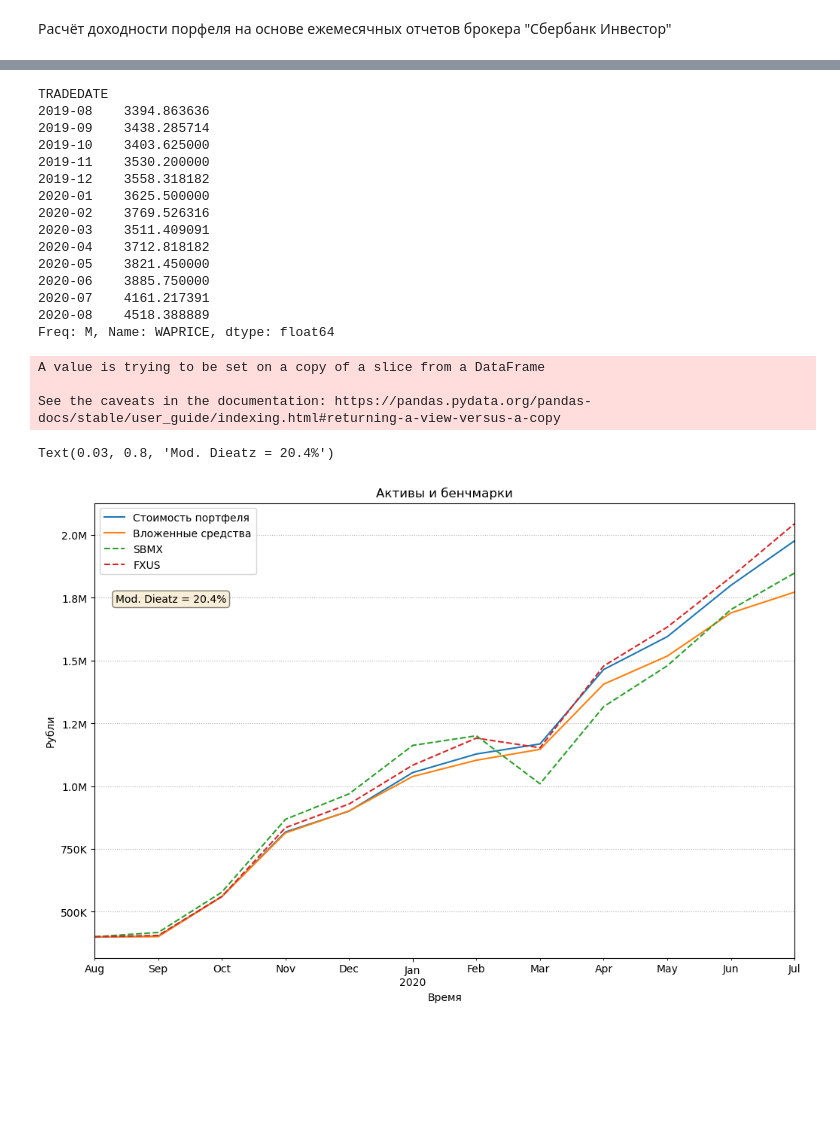
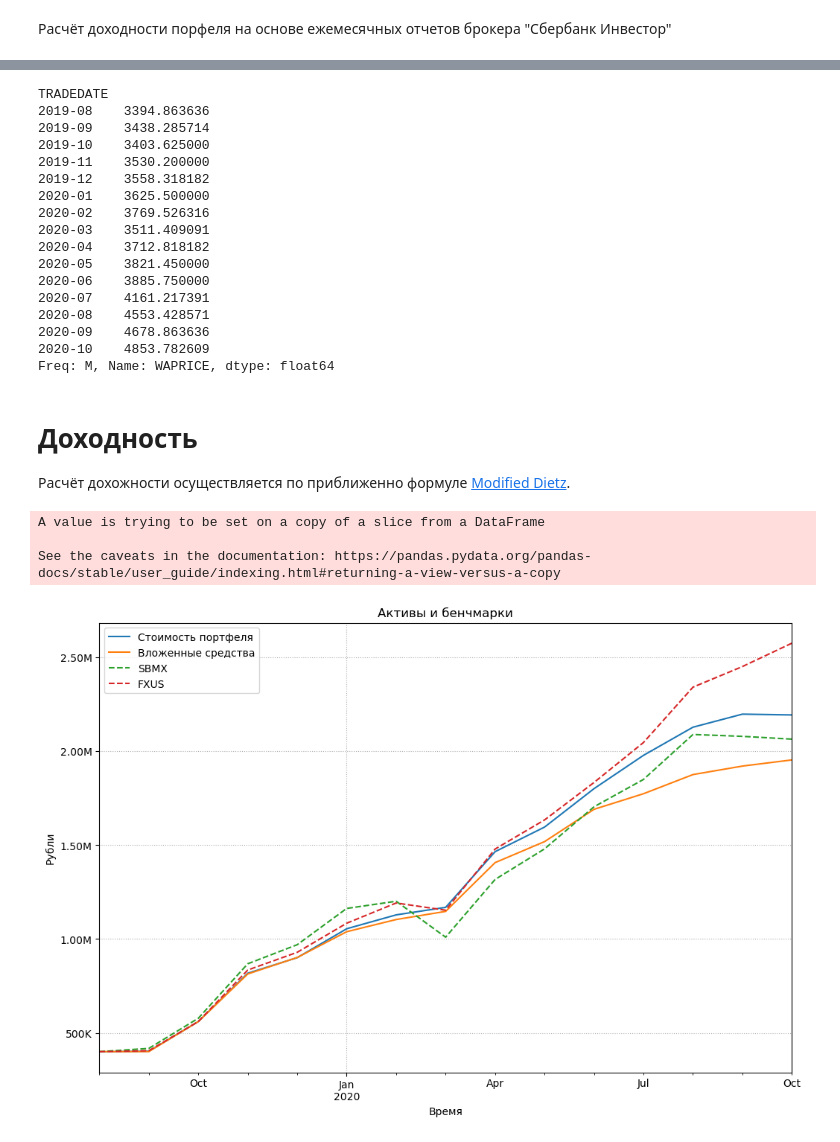
Before and after one commit to HexQuant/Investment-Analysis, a Jupyter notebook: sber_portfolio.ipynb, the cells around one changed output, grey strips where cells are left out. Cells and saved outputs as stored; diff of their text form; code cells hidden in the pictures; blank space fills up the shorter version.

```diff
--- a/sber_portfolio.ipynb
+++ b/sber_portfolio.ipynb
@@ -174,10 +174,10 @@ def load_reports(file_paths):
 def modified_dietz(df):
     return 0
 
-def load_benchmarks(benchmarks, first='2019-08-01', end='2020-07-31'):
+def load_benchmarks(benchmarks, first='2019-08-01', end='2020-10-31'):
 
-    sdate = dt.datetime(2019,8,1)
-    edate = dt.datetime.today()
+    sdate = dt.datetime.strptime(first, '%Y-%m-%d')
+    edate = dt.datetime.strptime(end, '%Y-%m-%d')
     dfs = {}
     for benchmark in benchmarks:
         df = pandas_datareader.DataReader(benchmark, 'moex', start=sdate, end=edate)
@@ -208,8 +215,13 @@ TRADEDATE
 2020-05    3821.450000
 2020-06    3885.750000
 2020-07    4161.217391
-2020-08    4518.388889
+2020-08    4553.428571
+2020-09    4678.863636
+2020-10    4853.782609
 Freq: M, Name: WAPRICE, dtype: float64
+# %% [markdown]
+# Доходность
+Расчёт дохожности осуществляется по приближенно формуле [Modified Dietz](https://en.wikipedia.org/wiki/Modified_Dietz_method).
 # %%
 path = 'sber_reports/'
 arr = [path + f for f in os.listdir(path) if f.endswith('.html')]
@@ -246,36 +258,36 @@ gg['cum_inflow'] = gg['inflow'].cumsum()
 ModDietz = (gg.iloc[-1]['all_cost'] - gg.iloc[-1]['cum_inflow']) / gg['waf'].sum()
 
 benchmarks = load_benchmarks(['SBMX', 'FXUS'])
 gg['sbmx_price']=benchmarks['SBMX']
 # С учётом суммарн6ой комисии 0.1%
 gg['sbmx_stocks'] = (gg['inflow'] / gg['sbmx_price']) * (1-0.001)
 gg['sbmx'] = gg['sbmx_stocks'].cumsum() * gg['sbmx_price']
 
 gg['fxus_price']=benchmarks['FXUS']
 # С учётом суммарн6ой комисии 0.1%
 gg['fxus_stocks'] = (gg['inflow'] / gg['fxus_price']) * (1-0.001)
 gg['fxus'] = gg['fxus_stocks'].cumsum() * gg['fxus_price']
 
 pf_df = dfs['Портфель Ценных Бумаг']
 
 
 ax1 = gg[['all_cost', 'cum_inflow', 'sbmx', 'fxus']].plot(style=['-','-','--', '--'])
 ax1.grid(axis='y', linestyle=':')
+ax1.grid(axis='x', linestyle=':')
 #plt.ticklabel_format(axis="y", style="sci", scilimits=(3, 3))
-mkfunc = lambda x, pos: '%1.1fM' % (x * 1e-6) if x >= 1e6 else '%1.0fK' % (x * 1e-3) if x >= 1e3 else '%1.1f' % x
+mkfunc = lambda x, pos: '%1.2fM' % (x * 1e-6) if x >= 1e6 else '%1.0fK' % (x * 1e-3) if x >= 1e3 else '%1.1f' % x
 mkformatter = matplotlib.ticker.FuncFormatter(mkfunc)
 ax1.yaxis.set_major_formatter(mkformatter)
 ax1.set_ylabel('Рубли')
 ax1.set_xlabel('Время')
 ax1.legend(['Стоимость портфеля', 'Вложенные средства', 'SBMX', 'FXUS'])
 ax1.set_title(f'Активы и бенчмарки')
 props = dict(boxstyle='round', facecolor='wheat', alpha=0.5)
-ax1.text(0.03, 0.8, f"Mod. Dieatz = {ModDietz * 100:.1f}%", transform=ax1.transAxes,
-    verticalalignment='top', bbox=props)
-#plt.show()
+#ax1.text(0.03, 0.8, f"Mod. Dieatz = {ModDietz * 100:.1f}%", transform=ax1.transAxes,
+#    verticalalignment='top', bbox=props)
+plt.savefig('sber_portfolio.png')
 # %% [output]
 A value is trying to be set on a copy of a slice from a DataFrame
 
 See the caveats in the documentation: https://pandas.pydata.org/pandas-docs/stable/user_guide/indexing.html#returning-a-view-versus-a-copy
-Text(0.03, 0.8, 'Mod. Dieatz = 20.4%')
-[figure, old version]
+[figure, new version]
```
Also changed, not shown: parts of 1 cell of this notebook, 1 other file.
